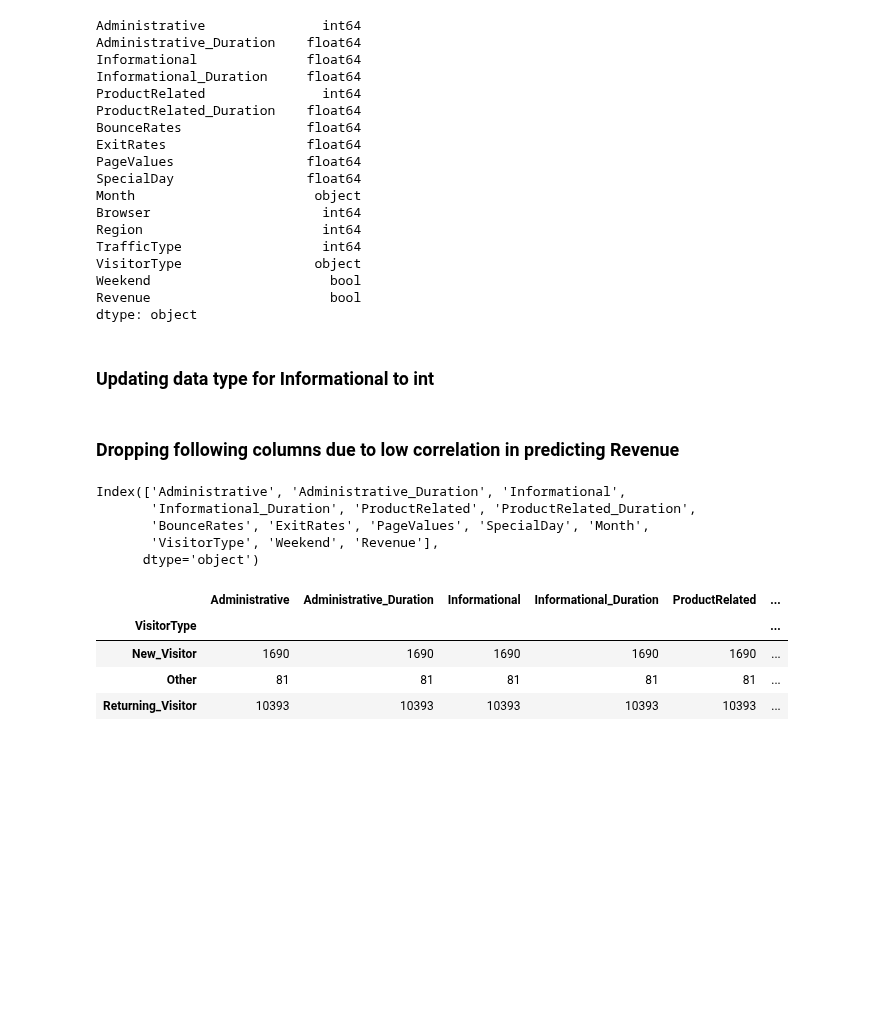
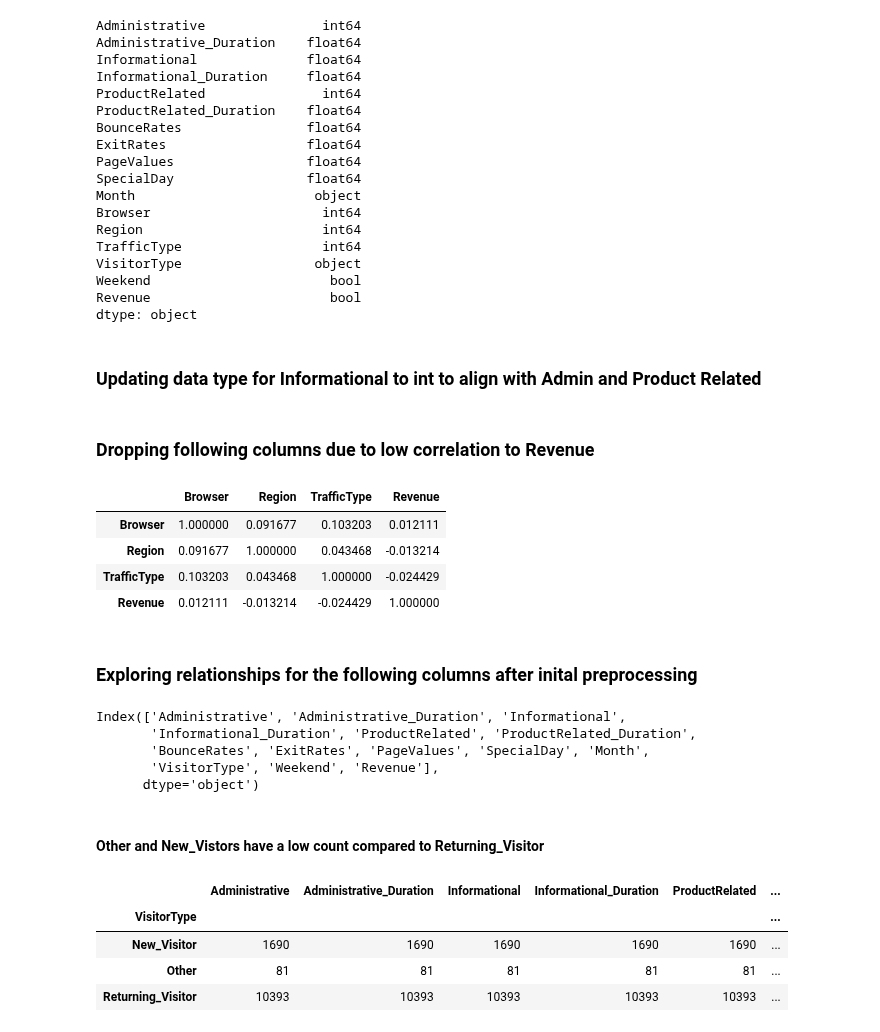
Before and after one commit to ivan-usd/panda-commerce, a Jupyter notebook: notebooks/ivanExploratoryNotebook.ipynb, the cells around one changed output. Saved outputs shown, nothing was run; the diff lists cells and outputs as text; code cells hidden in the pictures; blank space fills up the shorter version.

```diff
--- a/notebooks/ivanExploratoryNotebook.ipynb
+++ b/notebooks/ivanExploratoryNotebook.ipynb
@@ -188,13 +193,23 @@ Weekend                       bool
 Revenue                       bool
 dtype: object
 # %% [markdown]
-### Updating data type for Informational to int
+### Updating data type for Informational to int to align with Admin and Product Related
 # %%
 eCommerceDF['Informational'] = eCommerceDF['Informational'].astype('int64')
 # %% [markdown]
-### Dropping following columns due to low correlation in predicting Revenue
+### Dropping following columns due to low correlation to Revenue
+# %%
+eCommerceDF[['Browser','Region','TrafficType', 'Revenue']].corr()
+# %% [output]
+|  | Browser | Region | TrafficType | Revenue |
+| Browser | 1.000000 | 0.091677 | 0.103203 | 0.012111 |
+| Region | 0.091677 | 1.000000 | 0.043468 | -0.013214 |
+| TrafficType | 0.103203 | 0.043468 | 1.000000 | -0.024429 |
+| Revenue | 0.012111 | -0.013214 | -0.024429 | 1.000000 |
 # %%
 eCommerceDF = eCommerceDF.drop(columns=['Browser','Region','TrafficType'])
+# %% [markdown]
+### Exploring relationships for the following columns after inital preprocessing
 # %%
 eCommerceDF.columns
 # %% [output]
@@ -203,6 +218,8 @@ Index(['Administrative', 'Administrative_Duration', 'Informational',
        'BounceRates', 'ExitRates', 'PageValues', 'SpecialDay', 'Month',
        'VisitorType', 'Weekend', 'Revenue'],
       dtype='object')
+# %% [markdown]
+#### Other and New_Vistors have a low count compared to Returning_Visitor
 # %%
 eCommerceDF.groupby(by="VisitorType").count()
 # %% [output]
```
Also changed, not shown: parts of 47 cells of this notebook.
